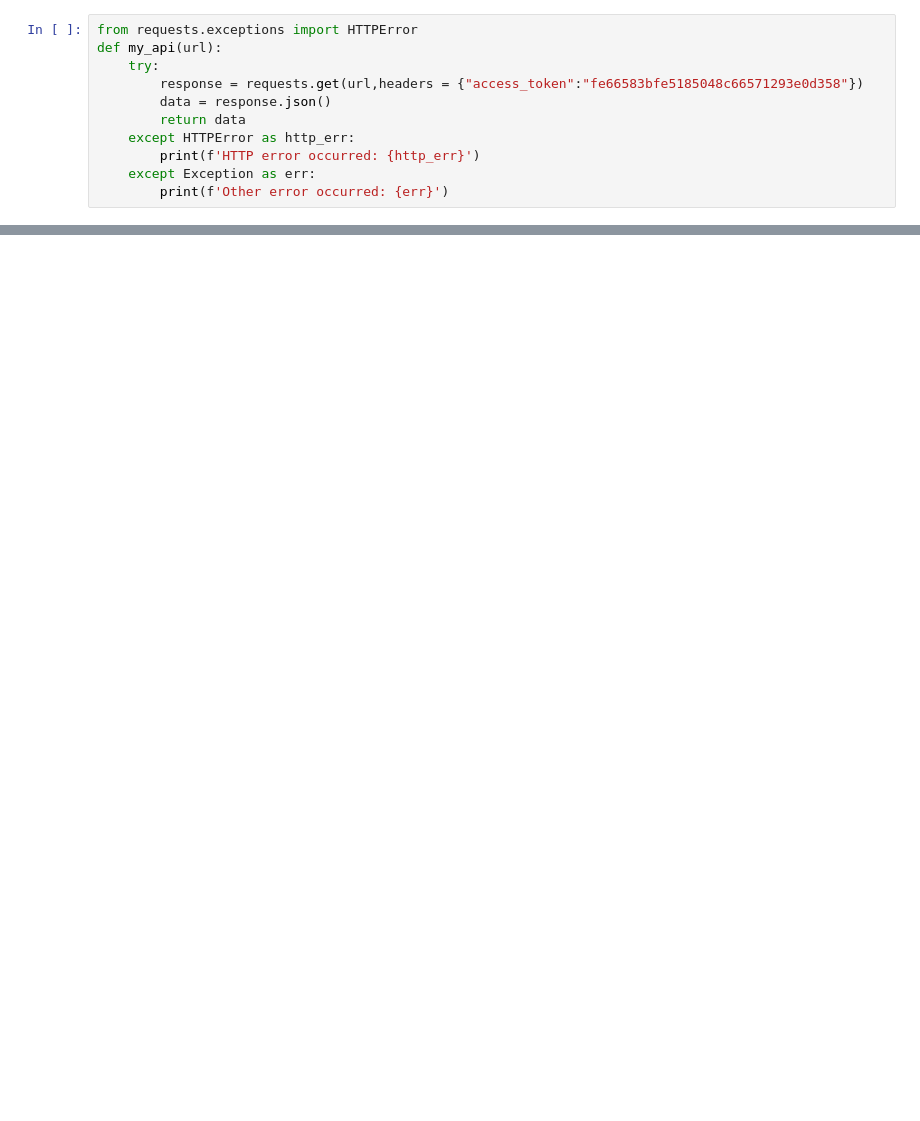
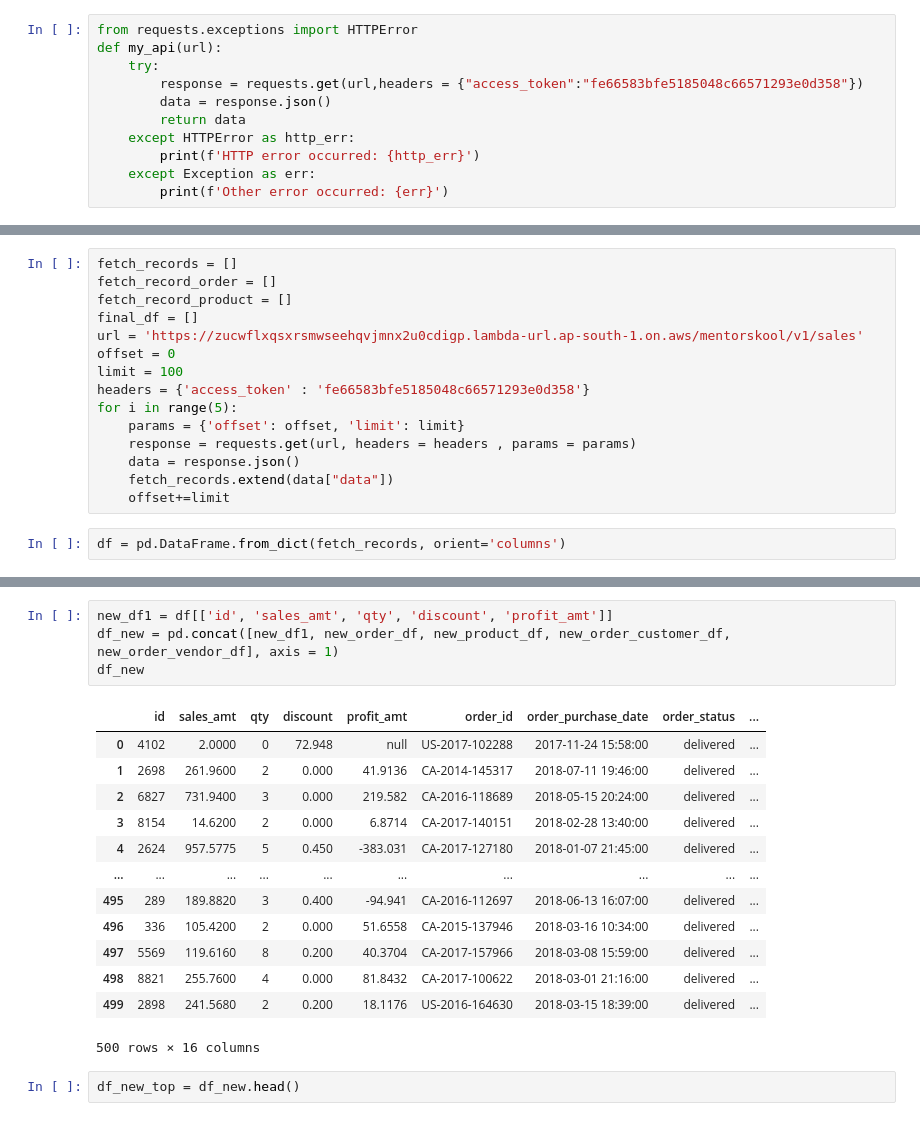
Before and after one commit to nikhil-tred/nikhil_globalmart_processing, a Jupyter notebook: MC5_API_Processing.ipynb, the cells around one changed output, grey strips where cells are left out. Cells and saved outputs as stored; diff of their text form; blank space fills up the shorter version.

```diff
--- a/MC5_API_Processing.ipynb
+++ b/MC5_API_Processing.ipynb
@@ -91,0 +75,17 @@ print(data)
+# %%
+fetch_records = []
+fetch_record_order = []
+fetch_record_product = []
+final_df = []
+url = 'https://zucwflxqsxrsmwseehqvjmnx2u0cdigp.lambda-url.ap-south-1.on.aws/mentorskool/v1/sales'
+offset = 0
+limit = 100
+headers = {'access_token' : 'fe66583bfe5185048c66571293e0d358'}
+for i in range(5):
+    params = {'offset': offset, 'limit': limit}
+    response = requests.get(url, headers = headers , params = params)
+    data = response.json()
+    fetch_records.extend(data["data"])
+    offset+=limit
+# %%
+df = pd.DataFrame.from_dict(fetch_records, orient='columns')
@@ -91,0 +126,20 @@ print(data)
+# %%
+new_df1 = df[['id', 'sales_amt', 'qty', 'discount', 'profit_amt']]
+df_new = pd.concat([new_df1, new_order_df, new_product_df, new_order_customer_df, new_order_vendor_df], axis = 1)
+df_new
+# %% [output]
+|  | id | sales_amt | qty | discount | profit_amt | order_id | order_purchase_date | order_status | ... |
+| 0 | 4102 | 2.0000 | 0 | 72.948 | null | US-2017-102288 | 2017-11-24 15:58:00 | delivered | ... |
+| 1 | 2698 | 261.9600 | 2 | 0.000 | 41.9136 | CA-2014-145317 | 2018-07-11 19:46:00 | delivered | ... |
+| 2 | 6827 | 731.9400 | 3 | 0.000 | 219.582 | CA-2016-118689 | 2018-05-15 20:24:00 | delivered | ... |
+| 3 | 8154 | 14.6200 | 2 | 0.000 | 6.8714 | CA-2017-140151 | 2018-02-28 13:40:00 | delivered | ... |
+| 4 | 2624 | 957.5775 | 5 | 0.450 | -383.031 | CA-2017-127180 | 2018-01-07 21:45:00 | delivered | ... |
+| ... | ... | ... | ... | ... | ... | ... | ... | ... | ... |
+| 495 | 289 | 189.8820 | 3 | 0.400 | -94.941 | CA-2016-112697 | 2018-06-13 16:07:00 | delivered | ... |
+| 496 | 336 | 105.4200 | 2 | 0.000 | 51.6558 | CA-2015-137946 | 2018-03-16 10:34:00 | delivered | ... |
+| 497 | 5569 | 119.6160 | 8 | 0.200 | 40.3704 | CA-2017-157966 | 2018-03-08 15:59:00 | delivered | ... |
+| 498 | 8821 | 255.7600 | 4 | 0.000 | 81.8432 | CA-2017-100622 | 2018-03-01 21:16:00 | delivered | ... |
+| 499 | 2898 | 241.5680 | 2 | 0.200 | 18.1176 | US-2016-164630 | 2018-03-15 18:39:00 | delivered | ... |
+500 rows × 16 columns
+# %%
+df_new_top = df_new.head()
```
Also changed, not shown: parts of 23 cells of this notebook.
